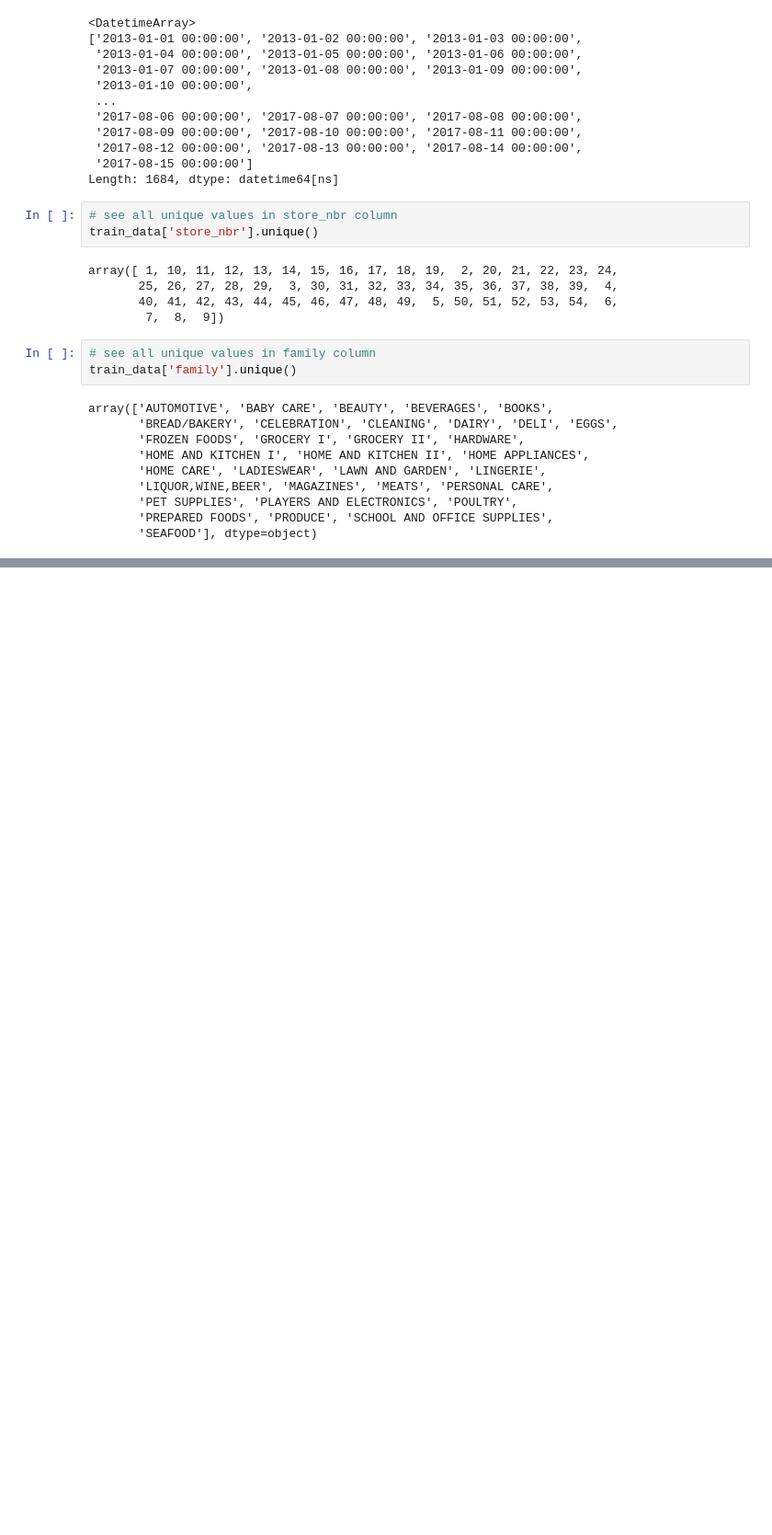
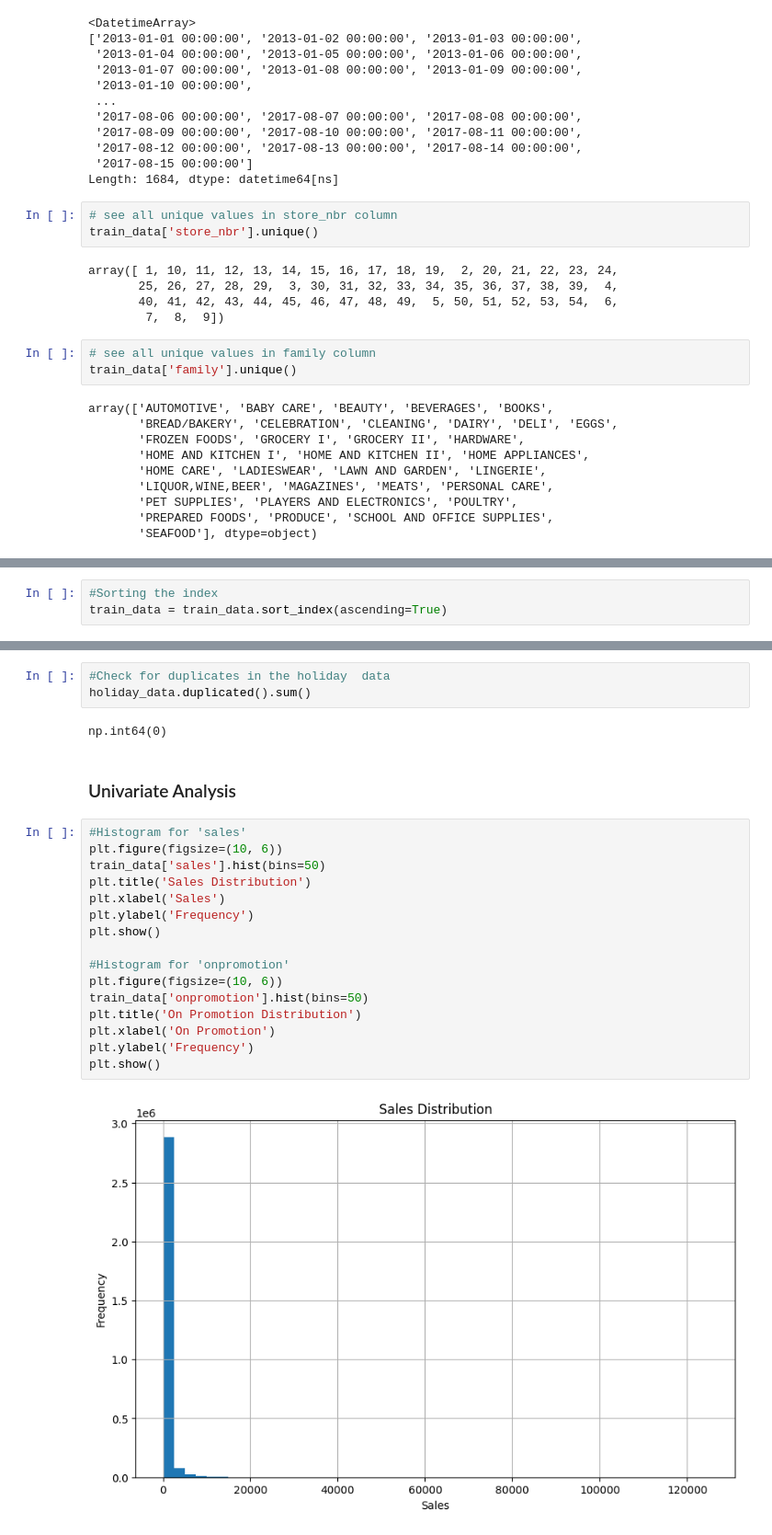
Before and after one commit to Victor-Osei/Time_Series_Analysis, a Jupyter notebook: tsa.ipynb, the cells around one changed output, grey strips where cells are left out. Shown at 92% size. Cells and saved outputs as stored; diff of their text form; blank space fills up the shorter version.

```diff
--- a/tsa.ipynb
+++ b/tsa.ipynb
@@ -354,0 +361,3 @@ train_data.describe().T
+# %%
+#Sorting the index
+train_data = train_data.sort_index(ascending=True)
@@ -354,0 +642,25 @@ train_data.describe().T
+# %%
+#Check for duplicates in the holiday  data
+holiday_data.duplicated().sum()
+# %% [output]
+np.int64(0)
+# %% [markdown]
+### Univariate Analysis
+# %%
+#Histogram for 'sales'
+plt.figure(figsize=(10, 6))
+train_data['sales'].hist(bins=50)
+plt.title('Sales Distribution')
+plt.xlabel('Sales')
+plt.ylabel('Frequency')
+plt.show()
+
+#Histogram for 'onpromotion'
+plt.figure(figsize=(10, 6))
+train_data['onpromotion'].hist(bins=50)
+plt.title('On Promotion Distribution')
+plt.xlabel('On Promotion')
+plt.ylabel('Frequency')
+plt.show()
+# %% [output]
+[figure, added]
```
Also changed, not shown: parts of 47 cells of this notebook, 1 other file.
